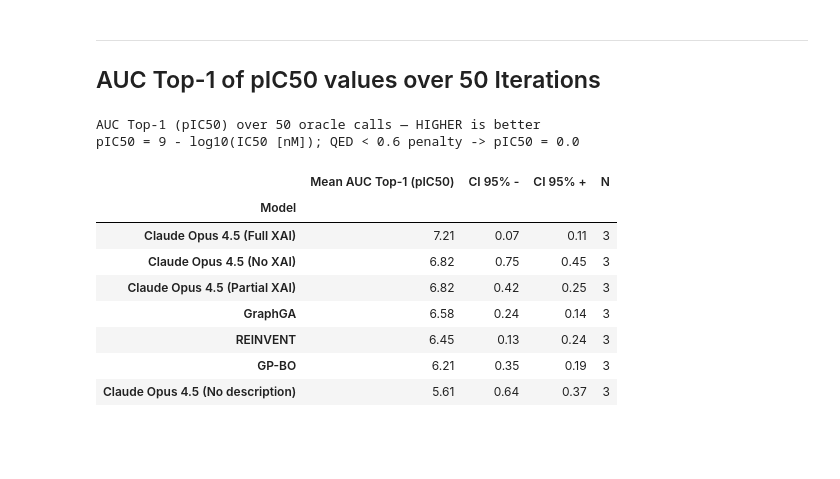
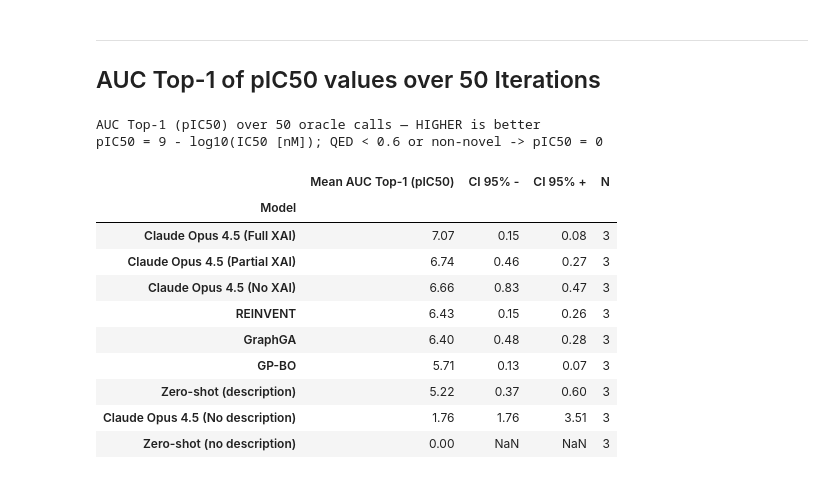
Before and after one commit to FabianKruger/molecule-optimization-agent, a Jupyter notebook: analysis/paper/xai_vs_no_xai_ic50mpro_extended.ipynb, the cells around one changed output. Saved outputs shown, nothing was run; the diff lists cells and outputs as text; code cells hidden in the pictures; blank space fills up the shorter version.

```diff
--- a/analysis/paper/xai_vs_no_xai_ic50mpro_extended.ipynb
+++ b/analysis/paper/xai_vs_no_xai_ic50mpro_extended.ipynb
@@ -24,10 +24,14 @@ RESULTS_DIR = Path("../../data/results/ic50mpro_qed")
 # Set to False to hide legend (for combined figures with shared legend)
 SHOW_LEGEND = True
 
-# Penalty value for molecules with QED < 0.6 (in nM)
-# Using 1,000,000 nM (1 mM) as a high but finite penalty
-QED_PENALTY_IC50 = 1_000_000
+# A molecule is valid only if it passes BOTH hard constraints: QED >= QED_THRESHOLD
+# AND it is novel (not already in PubChem; see src/molopt_agent/oracles/novel.py,
+# which scores 1.0 = novel / 0.0 = not novel). Any molecule failing either constraint
+# is disqualified and assigned the pIC50 floor of 0, i.e. IC50 = 1e9 nM
+# (9 - log10(1e9) = 0).
+INVALID_PENALTY_IC50 = 1_000_000_000
 QED_THRESHOLD = 0.6
+NOVELTY_THRESHOLD = 0.5
 
 # Define experiment groups: (display_name, folder_name)
 GROUPS = [
@@ -311,7 +309,23 @@ Iteration to reach IC50 ≤ 100 nM threshold (with QED ≥ 0.6) — 95% Bootstra
 # pIC50 = -log10(IC50 in M) = 9 - log10(IC50 in nM); HIGHER is better.
 # Unlike the nM-AUC above (computed in linear space, dominated by the worst values),
 # the AUC of best-so-far pIC50 weights improvements on a log scale automatically and
-# needs no arbitrary success threshold. QED < threshold molecules gets a score of 0 (no valid molecule found yet)
+# needs no arbitrary success threshold. Invalid molecules (non-novel OR QED < threshold)
+# use the penalised effective_score of 1e9 nM, i.e. pIC50 = 0.
+
+
+def bootstrap_ci(data, n_bootstrap=10000, ci=0.95):
+    """Compute bootstrap 95% CI for the mean."""
+    data = data.dropna()
+    if len(data) < 2:
+        return np.nan, np.nan
+    result = stats.bootstrap(
+        (data.values,),
+        statistic=np.mean,
+        n_resamples=n_bootstrap,
+        confidence_level=ci,
+        random_state=42
+    )
+    return result.confidence_interval.low, result.confidence_interval.high
 
 
 def ic50_nm_to_pic50(ic50_nm):
@@ -359,9 +373,10 @@ def compute_auc_top1_pic50(group_df, max_oracle_calls=50, penalty_pic50=PIC50_PE
     return auc / max_oracle_calls
 
 
-# Compute AUC Top-1 (pIC50) for each model/replicate
+# Compute AUC Top-1 (pIC50) for each model/replicate, including the zero-shot baselines
+df_auc = pd.concat([df, df_zs], ignore_index=True)
 auc_pic50_records = []
-for (model, replicate), group in df.groupby(['model', 'replicate']):
+for (model, replicate), group in df_auc.groupby(['model', 'replicate']):
     auc_pic50_records.append({
         'model': model,
         'replicate': replicate,
@@ -371,39 +386,41 @@ for (model, replicate), group in df.groupby(['model', 'replicate']):
 auc_pic50_df = pd.DataFrame(auc_pic50_records)
 
 # Summarize by model with bootstrap CI
 auc_pic50_summary_rows = []
 for model, group in auc_pic50_df.groupby('model'):
     values = group['auc_top1_pic50']
     mean_val = values.mean()
     ci_low, ci_high = bootstrap_ci(values)
     auc_pic50_summary_rows.append({
         "Model": model,
         "Mean AUC Top-1 (pIC50)": mean_val,
         "CI 95% -": mean_val - ci_low,
         "CI 95% +": ci_high - mean_val,
         "N": len(values),
     })
 
 auc_pic50_summary = (
     pd.DataFrame(auc_pic50_summary_rows)
     .set_index("Model")
     .sort_values("Mean AUC Top-1 (pIC50)", ascending=False)
     .round(2)
 )
 
 print(f"AUC Top-1 (pIC50) over {MAX_ORACLE_CALLS} oracle calls — HIGHER is better")
-print(f"pIC50 = 9 - log10(IC50 [nM]); QED < {QED_THRESHOLD} penalty -> pIC50 = {PIC50_PENALTY:.1f}")
+print(f"pIC50 = 9 - log10(IC50 [nM]); QED < {QED_THRESHOLD} or non-novel -> pIC50 = 0")
 print()
 auc_pic50_summary
 # %% [output]
 AUC Top-1 (pIC50) over 50 oracle calls — HIGHER is better
-pIC50 = 9 - log10(IC50 [nM]); QED < 0.6 penalty -> pIC50 = 0.0
+pIC50 = 9 - log10(IC50 [nM]); QED < 0.6 or non-novel -> pIC50 = 0
 |  | Mean AUC Top-1 (pIC50) | CI 95% - | CI 95% + | N |
 | Model |  |  |  |  |
-| Claude Opus 4.5 (Full XAI) | 7.21 | 0.07 | 0.11 | 3 |
-| Claude Opus 4.5 (No XAI) | 6.82 | 0.75 | 0.45 | 3 |
-| Claude Opus 4.5 (Partial XAI) | 6.82 | 0.42 | 0.25 | 3 |
-| GraphGA | 6.58 | 0.24 | 0.14 | 3 |
-| REINVENT | 6.45 | 0.13 | 0.24 | 3 |
-| GP-BO | 6.21 | 0.35 | 0.19 | 3 |
-| Claude Opus 4.5 (No description) | 5.61 | 0.64 | 0.37 | 3 |
+| Claude Opus 4.5 (Full XAI) | 7.07 | 0.15 | 0.08 | 3 |
+| Claude Opus 4.5 (Partial XAI) | 6.74 | 0.46 | 0.27 | 3 |
+| Claude Opus 4.5 (No XAI) | 6.66 | 0.83 | 0.47 | 3 |
+| REINVENT | 6.43 | 0.15 | 0.26 | 3 |
+| GraphGA | 6.40 | 0.48 | 0.28 | 3 |
+| GP-BO | 5.71 | 0.13 | 0.07 | 3 |
+| Zero-shot (description) | 5.22 | 0.37 | 0.60 | 3 |
+| Claude Opus 4.5 (No description) | 1.76 | 1.76 | 3.51 | 3 |
+| Zero-shot (no description) | 0.00 | NaN | NaN | 3 |
```
Also changed, not shown: parts of 6 cells of this notebook, 1 other file.
